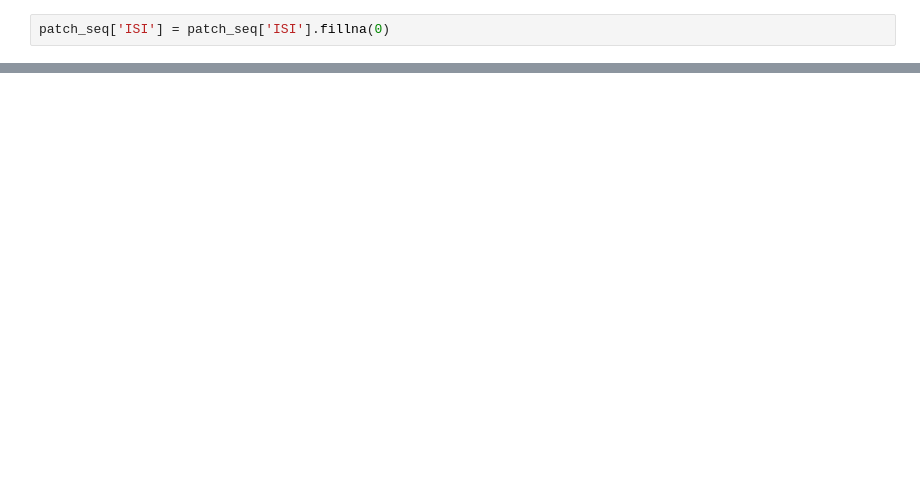
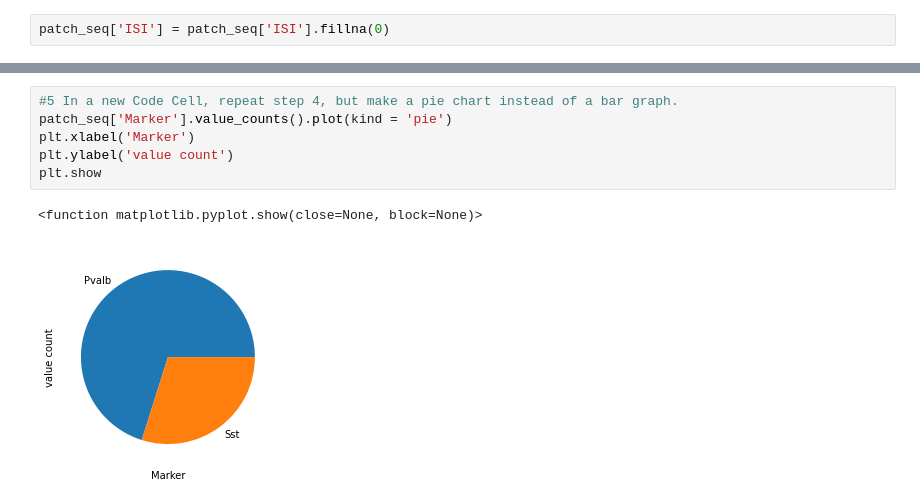
Before and after one commit to caseymacelhiney/neuro265, a Jupyter notebook: coding_homework_4.ipynb, the cells around one changed output, grey strips where cells are left out. Saved outputs shown, nothing was run; the diff lists cells and outputs as text; blank space fills up the shorter version.

```diff
--- a/coding_homework_4.ipynb
+++ b/coding_homework_4.ipynb
@@ -91,0 +84,9 @@ NameError: ignored
+# %%
+#5 In a new Code Cell, repeat step 4, but make a pie chart instead of a bar graph.
+patch_seq['Marker'].value_counts().plot(kind = 'pie')
+plt.xlabel('Marker')
+plt.ylabel('value count')
+plt.show
+# %% [output]
+<function matplotlib.pyplot.show(close=None, block=None)>
+[figure, added]
```
Also changed, not shown: parts of 16 cells of this notebook.
